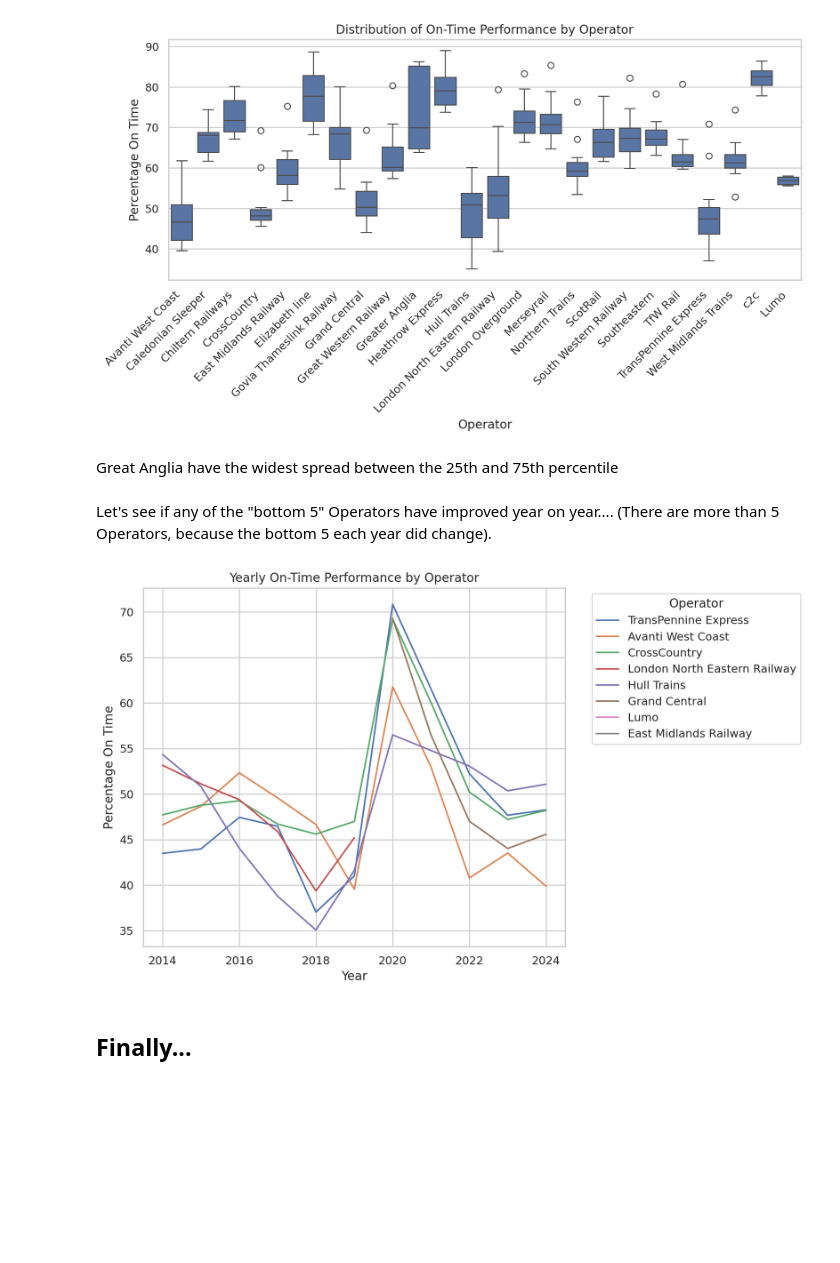
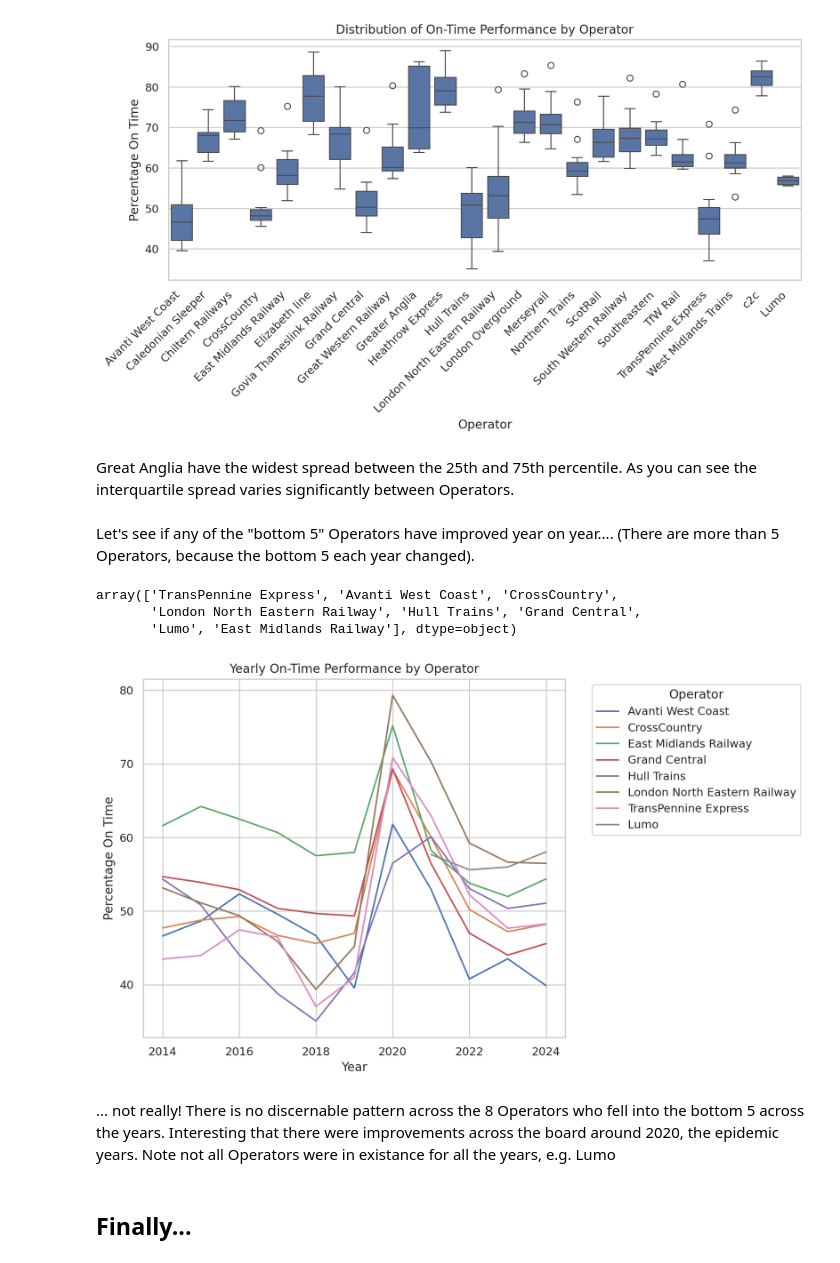
Before and after one commit to robwhite-lis/Everything_Counts_Assessment_1, a Jupyter notebook: Train_Times.ipynb, the cells around one changed output. Cells and saved outputs as stored; diff of their text form; code cells hidden in the pictures; blank space fills up the shorter version.

```diff
--- a/Train_Times.ipynb
+++ b/Train_Times.ipynb
@@ -472,31 +475,41 @@ plt.show()
 # %% [output]
 [figure]
 # %% [markdown]
-Great Anglia have the widest spread between the 25th and 75th percentile
+Great Anglia have the widest spread between the 25th and 75th percentile. As you can see the interquartile spread varies significantly between Operators.
 # %% [markdown]
 Let's see if any of the "bottom 5" Operators have improved year on year....
-(There are more than 5 Operators, because the bottom 5 each year did change).
+(There are more than 5 Operators, because the bottom 5 each year changed).
+# %%
+# First find all the operators that have figured at least once in the bottom 5
+df_allyears_bottom5 = df_bottom5["Operator"].unique()
+df_allyears_bottom5
+# %% [output]
+array(['TransPennine Express', 'Avanti West Coast', 'CrossCountry',
+       'London North Eastern Railway', 'Hull Trains', 'Grand Central',
+       'Lumo', 'East Midlands Railway'], dtype=object)
 # %%
 sns.set(style="whitegrid")
 
 plt.figure(figsize=(10, 6))
 
 sns.lineplot(
-    data=df_bottom5,
+    data=df_trains_year[df_trains_year["Operator"].isin(df_allyears_bottom5)],
     x="Start_Year",
     y="pct_ontime",
     hue="Operator"
 )
 
 
 plt.title("Yearly On-Time Performance by Operator")
 plt.xlabel("Year")
 plt.ylabel("Percentage On Time")
 plt.legend(title="Operator", bbox_to_anchor=(1.05, 1), loc="upper left")
 plt.tight_layout()
 plt.show()
 # %% [output]
-[figure, old version]
+[figure, new version]
+# %% [markdown]
+... not really! There is no discernable pattern across the 8 Operators who fell into the bottom 5 across the years. Interesting that there were improvements across the board around 2020, the epidemic years. Note not all Operators were in existance for all the years, e.g. Lumo
 # %% [markdown]
 ## Finally...
 # %% [markdown]
```
Also changed, not shown: parts of 8 cells of this notebook.
